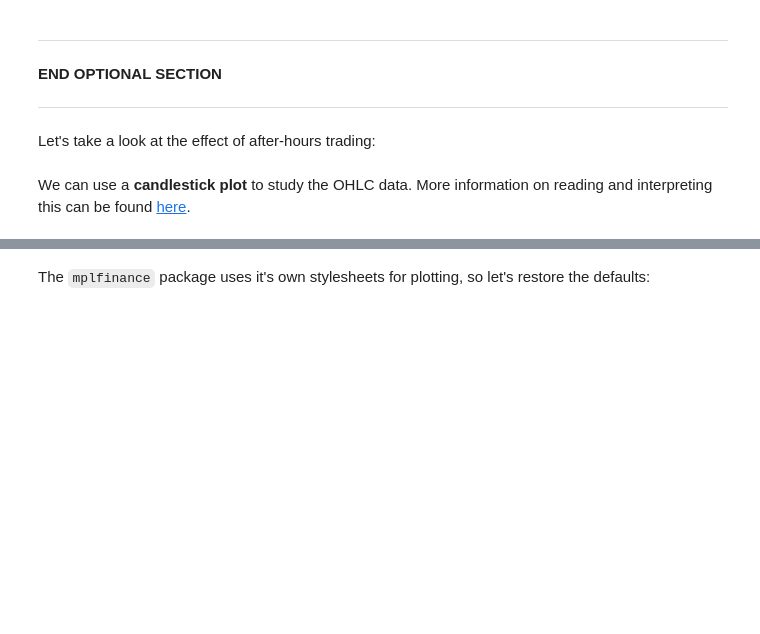
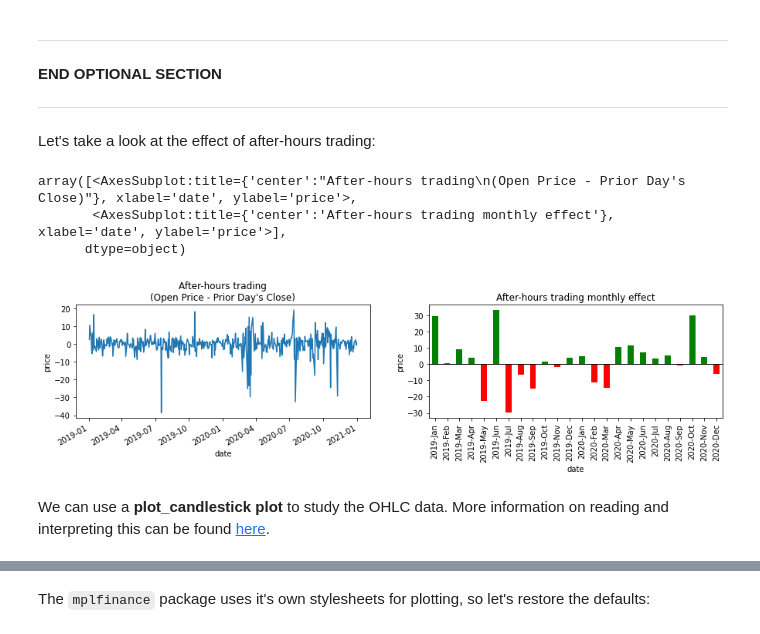
Before and after one commit to will-i-amv/stock-analysis, a Jupyter notebook: Tests.ipynb, the cells around one changed output, grey strips where cells are left out. Cells and saved outputs as stored; diff of their text form; code cells hidden in the pictures; blank space fills up the shorter version.

```diff
--- a/Tests.ipynb
+++ b/Tests.ipynb
@@ -165,7 +184,12 @@ When finished with the interactive visualization, be sure to switch back to `inl
 
 Let's take a look at the effect of after-hours trading:
 # %%
-netflix_viz.after_hours_trades()
+netflix_viz.plot_after_hours_trades()
+# %% [output]
+array([<AxesSubplot:title={'center':"After-hours trading\n(Open Price - Prior Day's Close)"}, xlabel='date', ylabel='price'>,
+       <AxesSubplot:title={'center':'After-hours trading monthly effect'}, xlabel='date', ylabel='price'>],
+      dtype=object)
+[figure, added]
 # %% [markdown]
-We can use a **candlestick plot** to study the OHLC data. More information on reading and interpreting this can be found [here](https://www.investopedia.com/trading/candlestick-charting-what-is-it/).
+We can use a **plot_candlestick plot** to study the OHLC data. More information on reading and interpreting this can be found [here](https://www.investopedia.com/trading/plot_candlestick-charting-what-is-it/).
 # %%
```
Also changed, not shown: parts of 35 cells of this notebook, 2 other files.
